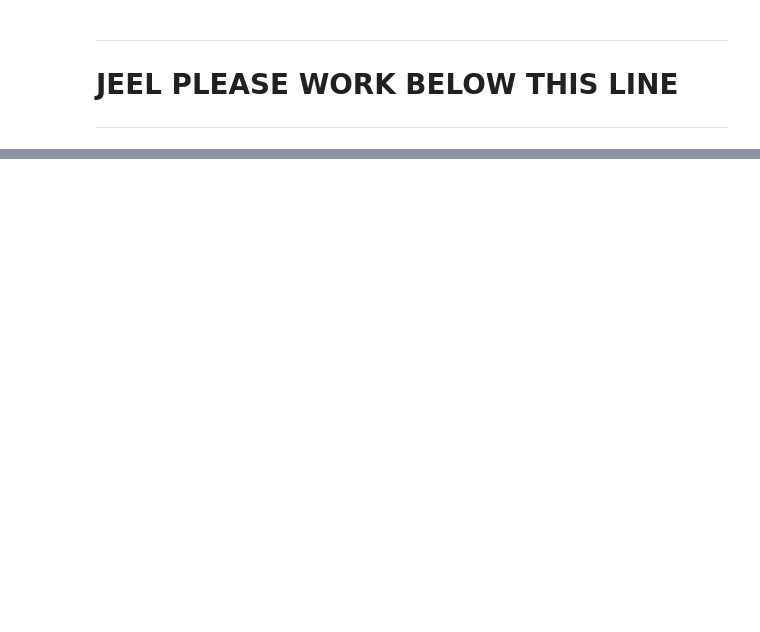
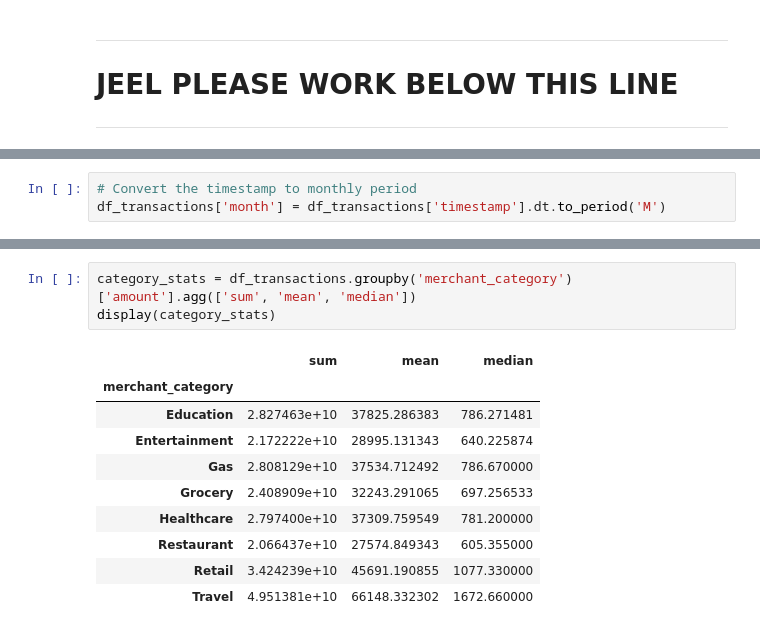
Before and after one commit to jeelfaldu7/Smart-Budget-Planner-Benchmarking-Forecasting-Engine, a Jupyter notebook: Data-Science/notebook.ipynb, the cells around one changed output, grey strips where cells are left out. Drawn from its saved outputs; the diff is of its cells as text; blank space fills up the shorter version.

```diff
--- a/Data-Science/notebook.ipynb
+++ b/Data-Science/notebook.ipynb
@@ -273,0 +480,3 @@ AssertionError: Found 118 users in multiple countries!
+# %%
+# Convert the timestamp to monthly period
+df_transactions['month'] = df_transactions['timestamp'].dt.to_period('M')
@@ -273,0 +541,14 @@ AssertionError: Found 118 users in multiple countries!
+# %%
+category_stats = df_transactions.groupby('merchant_category')['amount'].agg(['sum', 'mean', 'median'])
+display(category_stats)
+# %% [output]
+|  | sum | mean | median |
+| merchant_category |  |  |  |
+| Education | 2.827463e+10 | 37825.286383 | 786.271481 |
+| Entertainment | 2.172222e+10 | 28995.131343 | 640.225874 |
+| Gas | 2.808129e+10 | 37534.712492 | 786.670000 |
+| Grocery | 2.408909e+10 | 32243.291065 | 697.256533 |
+| Healthcare | 2.797400e+10 | 37309.759549 | 781.200000 |
+| Restaurant | 2.066437e+10 | 27574.849343 | 605.355000 |
+| Retail | 3.424239e+10 | 45691.190855 | 1077.330000 |
+| Travel | 4.951381e+10 | 66148.332302 | 1672.660000 |
```
Also changed, not shown: parts of 29 cells of this notebook.
